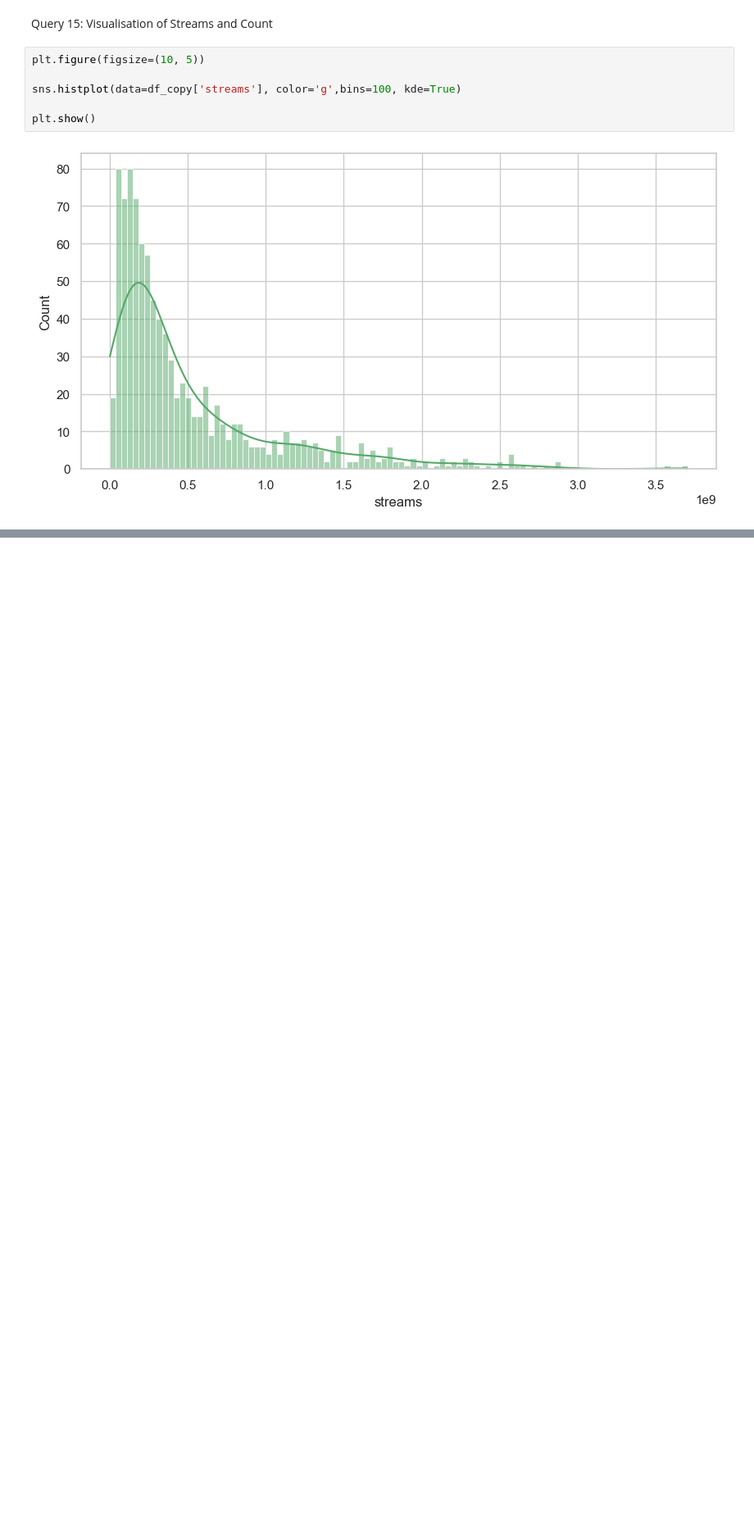
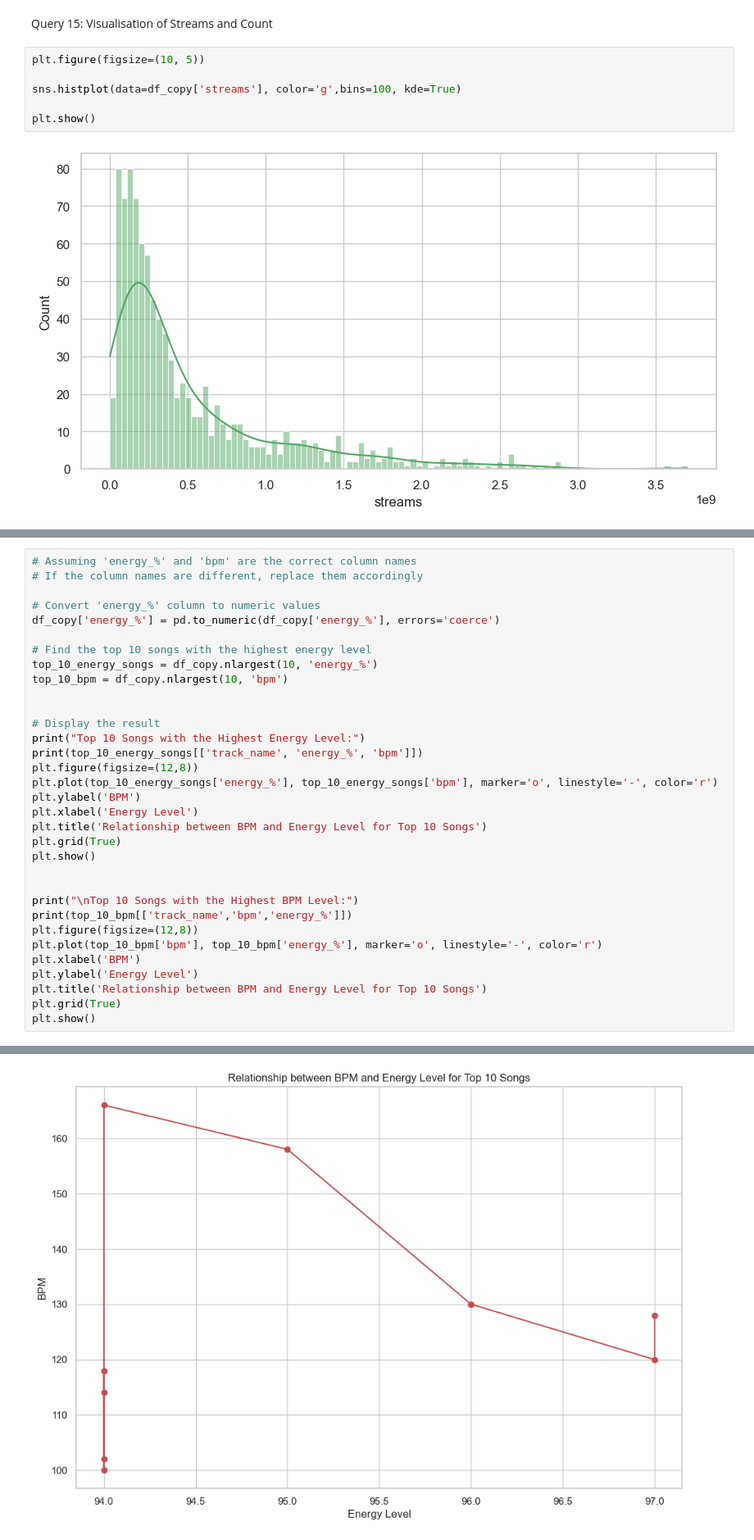
Before and after one commit to i-ap5/FamBus, a Jupyter notebook: famBus.ipynb, the cells around one changed output, grey strips where cells are left out. Shown at 82% size. Cells and saved outputs as stored; diff of their text form; blank space fills up the shorter version.

```diff
--- a/famBus.ipynb
+++ b/famBus.ipynb
@@ -1038,0 +1039,34 @@ Query :
+# %%
+# Assuming 'energy_%' and 'bpm' are the correct column names
+# If the column names are different, replace them accordingly
+
+# Convert 'energy_%' column to numeric values
+df_copy['energy_%'] = pd.to_numeric(df_copy['energy_%'], errors='coerce')
+
+# Find the top 10 songs with the highest energy level
+top_10_energy_songs = df_copy.nlargest(10, 'energy_%')
+top_10_bpm = df_copy.nlargest(10, 'bpm')
+
+
+# Display the result
+print("Top 10 Songs with the Highest Energy Level:")
+print(top_10_energy_songs[['track_name', 'energy_%', 'bpm']])
+plt.figure(figsize=(12,8))
+plt.plot(top_10_energy_songs['energy_%'], top_10_energy_songs['bpm'], marker='o', linestyle='-', color='r')
+plt.ylabel('BPM')
+plt.xlabel('Energy Level')
+plt.title('Relationship between BPM and Energy Level for Top 10 Songs')
+plt.grid(True)
+plt.show()
+
+
+print("\nTop 10 Songs with the Highest BPM Level:")
+print(top_10_bpm[['track_name','bpm','energy_%']])
+plt.figure(figsize=(12,8))
+plt.plot(top_10_bpm['bpm'], top_10_bpm['energy_%'], marker='o', linestyle='-', color='r')
+plt.xlabel('BPM')
+plt.ylabel('Energy Level')
+plt.title('Relationship between BPM and Energy Level for Top 10 Songs')
+plt.grid(True)
+plt.show()
+# %% [output]
@@ -1038,0 +1085 @@ Query :
+[figure, added]
```
Also changed, not shown: parts of 6 cells of this notebook.
